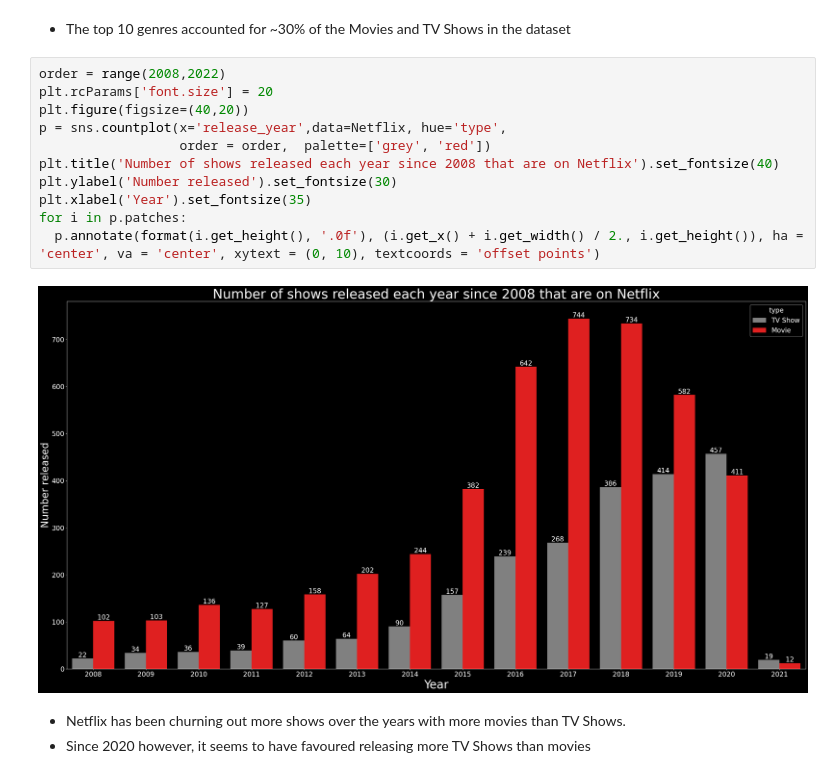
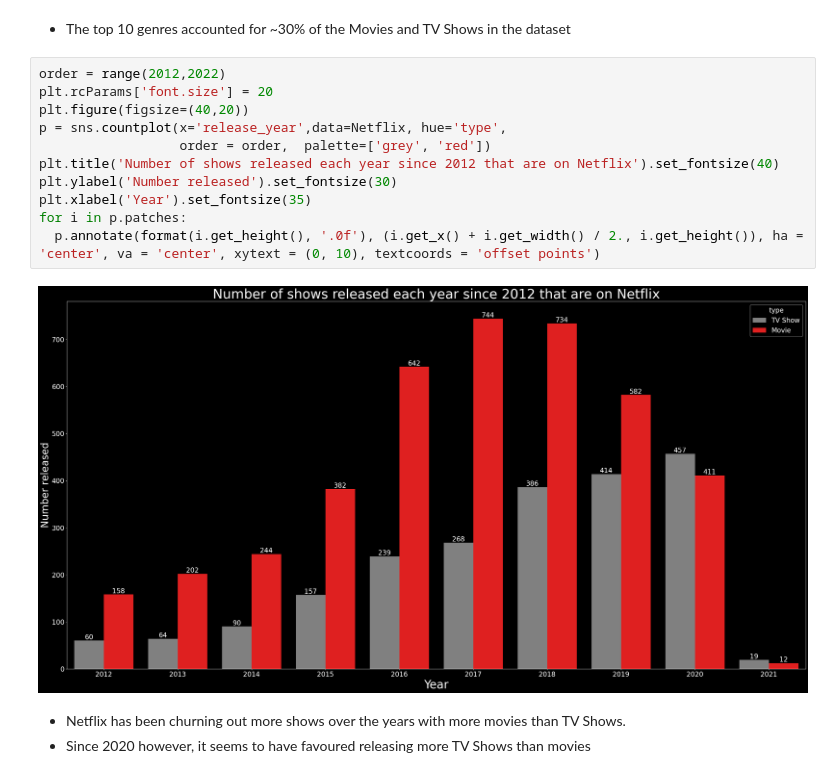
Before and after one commit to JanKosgei/Netflix-Recommendations, a Jupyter notebook: K-Means Netflix.ipynb, the cells around one changed output. Saved outputs shown, nothing was run; the diff lists cells and outputs as text.

```diff
--- a/K-Means Netflix.ipynb
+++ b/K-Means Netflix.ipynb
@@ -263,18 +263,18 @@ Netflix.listed_in.value_counts().nlargest(10).sum()/len(Netflix)*100
 # %% [markdown]
 - The top 10 genres accounted for ~30% of the Movies and TV Shows in the dataset
 # %%
-order = range(2008,2022)
+order = range(2012,2022)
 plt.rcParams['font.size'] = 20
 plt.figure(figsize=(40,20))
 p = sns.countplot(x='release_year',data=Netflix, hue='type',
                   order = order,  palette=['grey', 'red'])
-plt.title('Number of shows released each year since 2008 that are on Netflix').set_fontsize(40)
+plt.title('Number of shows released each year since 2012 that are on Netflix').set_fontsize(40)
 plt.ylabel('Number released').set_fontsize(30)
 plt.xlabel('Year').set_fontsize(35)
 for i in p.patches:
   p.annotate(format(i.get_height(), '.0f'), (i.get_x() + i.get_width() / 2., i.get_height()), ha = 'center', va = 'center', xytext = (0, 10), textcoords = 'offset points')
 # %% [output]
-[figure, old version]
+[figure, new version]
 # %% [markdown]
 - Netflix has been churning out more shows over the years with more movies than TV Shows.
 - Since 2020 however, it seems to have favoured releasing more TV Shows than movies
```
Also changed, not shown: parts of 1 cell of this notebook.
